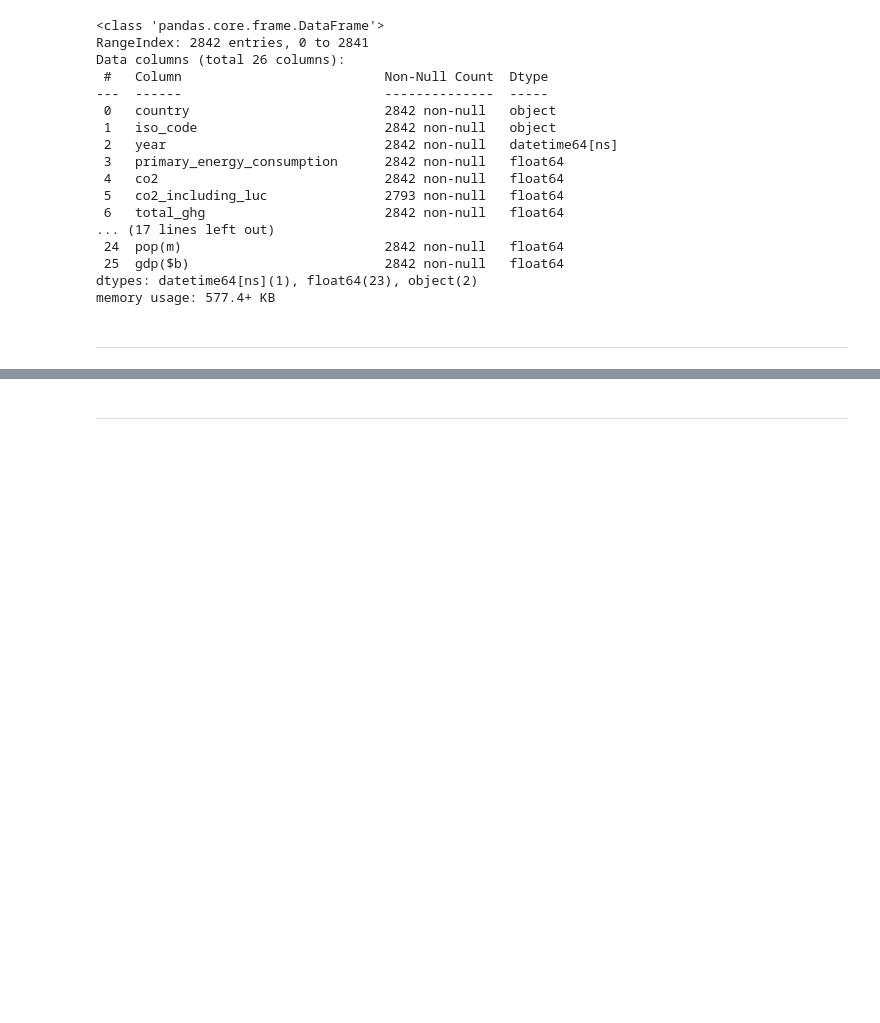
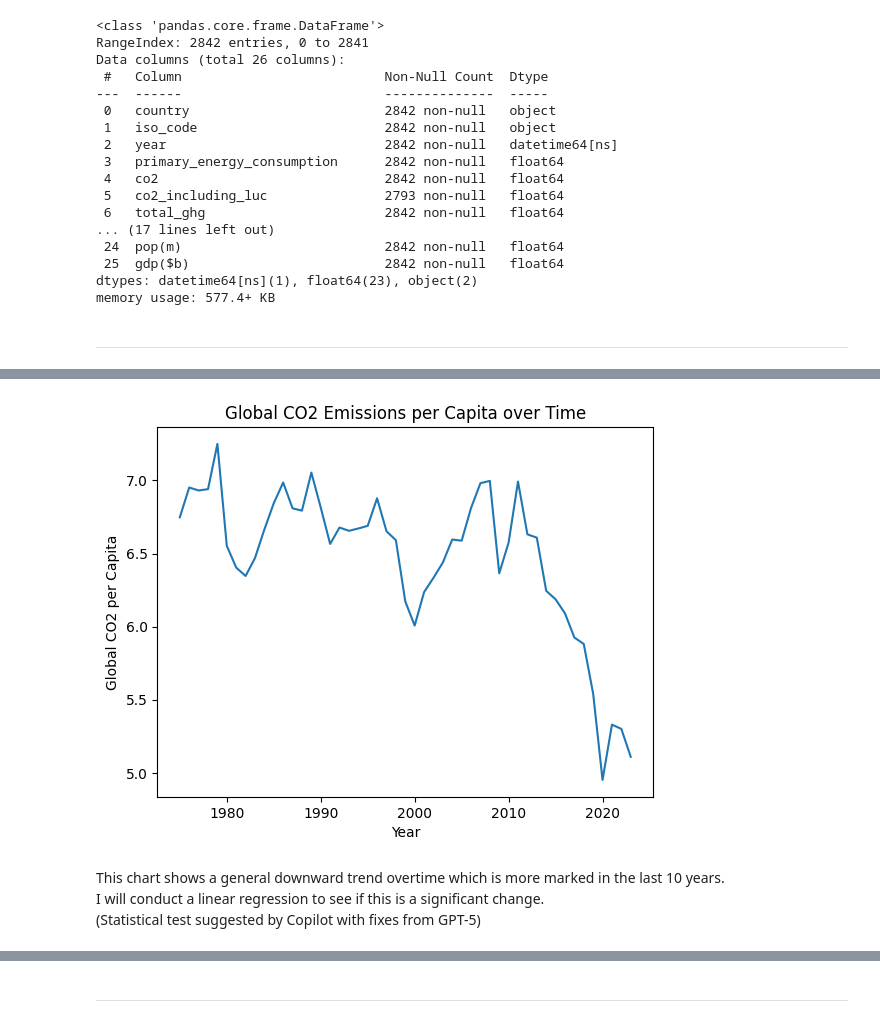
Before and after one commit to EmilyWithycombe/co2-emissions, a Jupyter notebook: jupyter_notebooks/02_statistics_and_visualisations.ipynb, the cells around one changed output, grey strips where cells are left out. Cells and saved outputs as stored; diff of their text form; code cells hidden in the pictures; blank space fills up the shorter version.

Commit message:
Add visualisations and test for H1

```diff
--- a/jupyter_notebooks/02_statistics_and_visualisations.ipynb
+++ b/jupyter_notebooks/02_statistics_and_visualisations.ipynb
@@ -95,0 +98,16 @@ Section 1 content
+# %%
+# create dataframe with values grouped by year
+df_global = df_clean.groupby(['year']).median(numeric_only=True)
+
+# create a linechart to show value changes over time
+sns.lineplot(df_global, x='year', y='co2_per_capita')
+plt.title("Global CO2 Emissions per Capita over Time")
+plt.xlabel("Year")
+plt.ylabel("Global CO2 per Capita")
+plt.show()
+# %% [output]
+[figure, added]
+# %% [markdown]
+This chart shows a general downward trend overtime which is more marked in the last 10 years.<br>
+I will conduct a linear regression to see if this is a significant change.<br>
+(Statistical test suggested by Copilot with fixes from GPT-5)
```
Also changed, not shown: parts of 12 cells of this notebook.
